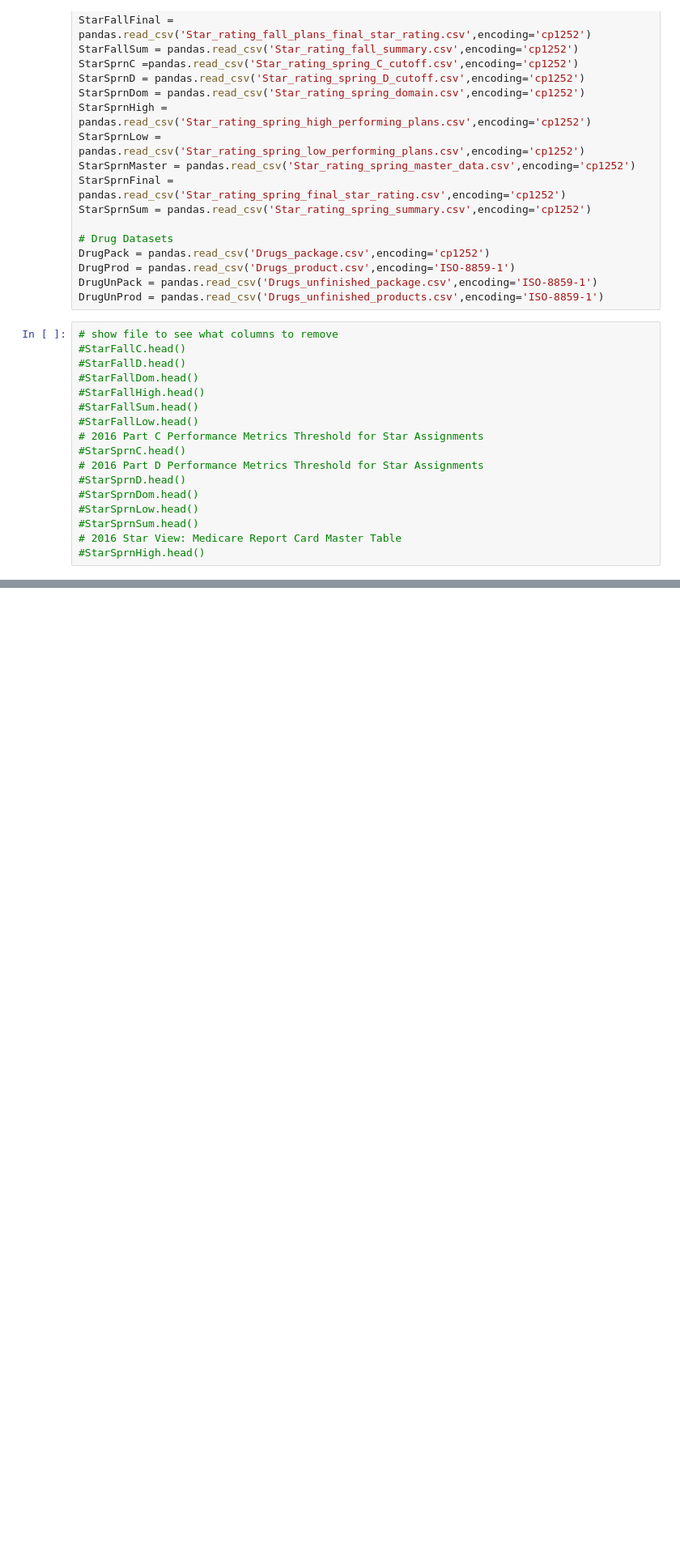
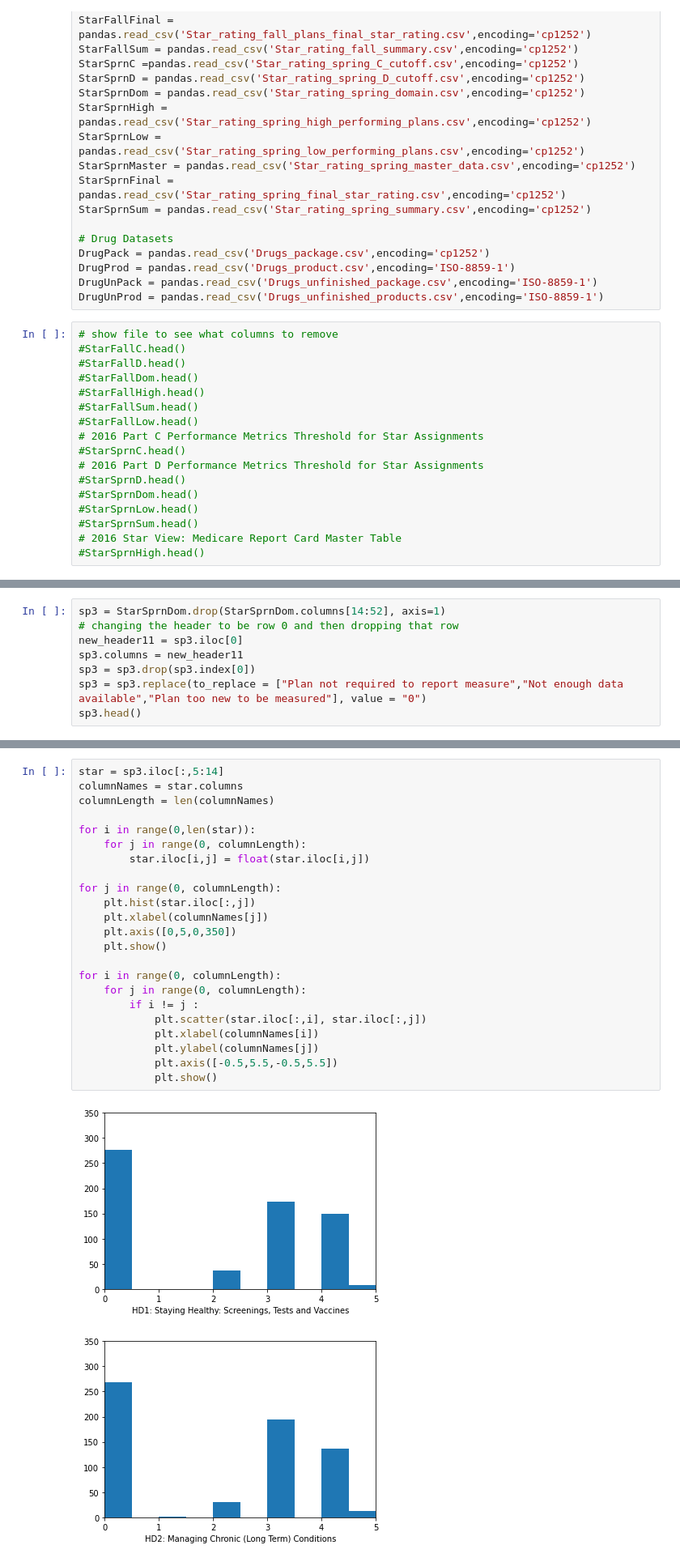
Before and after one commit to marechem/DS-Project, a Jupyter notebook: US_HealthCare_Project.ipynb, the cells around one changed output, grey strips where cells are left out. Shown at 81% size. Drawn from its saved outputs; the diff is of its cells as text; blank space fills up the shorter version.

```diff
--- a/US_HealthCare_Project.ipynb
+++ b/US_HealthCare_Project.ipynb
@@ -137,0 +309,8 @@ sf5.head()
+# %%
+sp3 = StarSprnDom.drop(StarSprnDom.columns[14:52], axis=1)
+# changing the header to be row 0 and then dropping that row
+new_header11 = sp3.iloc[0]
+sp3.columns = new_header11
+sp3 = sp3.drop(sp3.index[0])
+sp3 = sp3.replace(to_replace = ["Plan not required to report measure","Not enough data available","Plan too new to be measured"], value = "0")
+sp3.head()
@@ -137,0 +324,26 @@ sf5.head()
+# %%
+star = sp3.iloc[:,5:14]
+columnNames = star.columns
+columnLength = len(columnNames)
+
+for i in range(0,len(star)):
+    for j in range(0, columnLength):
+        star.iloc[i,j] = float(star.iloc[i,j])
+
+for j in range(0, columnLength):
+    plt.hist(star.iloc[:,j])
+    plt.xlabel(columnNames[j])
+    plt.axis([0,5,0,350])
+    plt.show()
+
+for i in range(0, columnLength):
+    for j in range(0, columnLength):
+        if i != j :
+            plt.scatter(star.iloc[:,i], star.iloc[:,j])
+            plt.xlabel(columnNames[i])
+            plt.ylabel(columnNames[j])
+            plt.axis([-0.5,5.5,-0.5,5.5])
+            plt.show()
+# %% [output]
+[figure, added]
+[figure, added]
```
Also changed, not shown: parts of 27 cells of this notebook.
